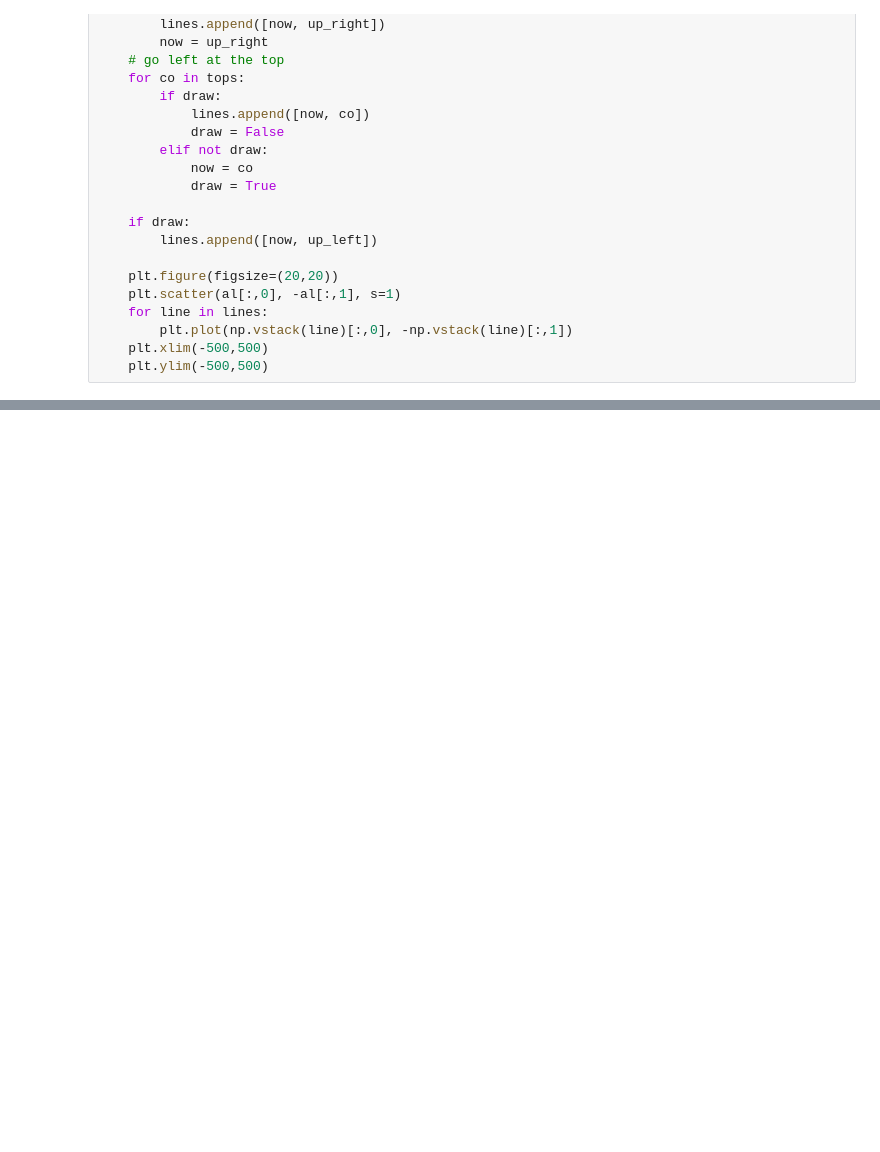
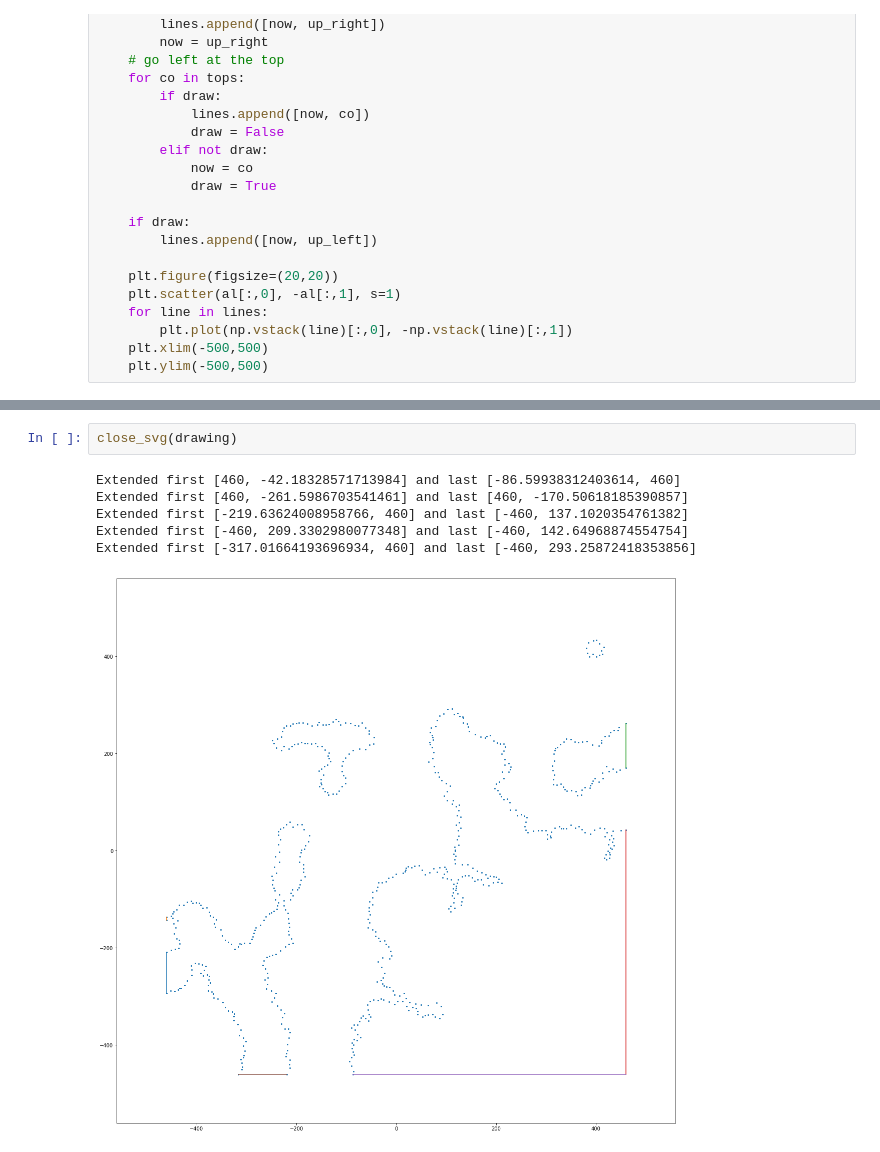
Before and after one commit to rvorias/voxel_realms, a Jupyter notebook: notebooks/close_svg-refactored.ipynb, the cells around one changed output, grey strips where cells are left out. Saved outputs shown, nothing was run; the diff lists cells and outputs as text; blank space fills up the shorter version.

```diff
--- a/notebooks/close_svg-refactored.ipynb
+++ b/notebooks/close_svg-refactored.ipynb
@@ -179,0 +347,9 @@ close_svg(drawing)
+# %%
+close_svg(drawing)
+# %% [output]
+Extended first [460, -42.18328571713984] and last [-86.59938312403614, 460]
+Extended first [460, -261.5986703541461] and last [460, -170.50618185390857]
+Extended first [-219.63624008958766, 460] and last [-460, 137.1020354761382]
+Extended first [-460, 209.3302980077348] and last [-460, 142.64968874554754]
+Extended first [-317.01664193696934, 460] and last [-460, 293.25872418353856]
+[figure, added]
```
Also changed, not shown: parts of 5 cells of this notebook, 9 other files.
